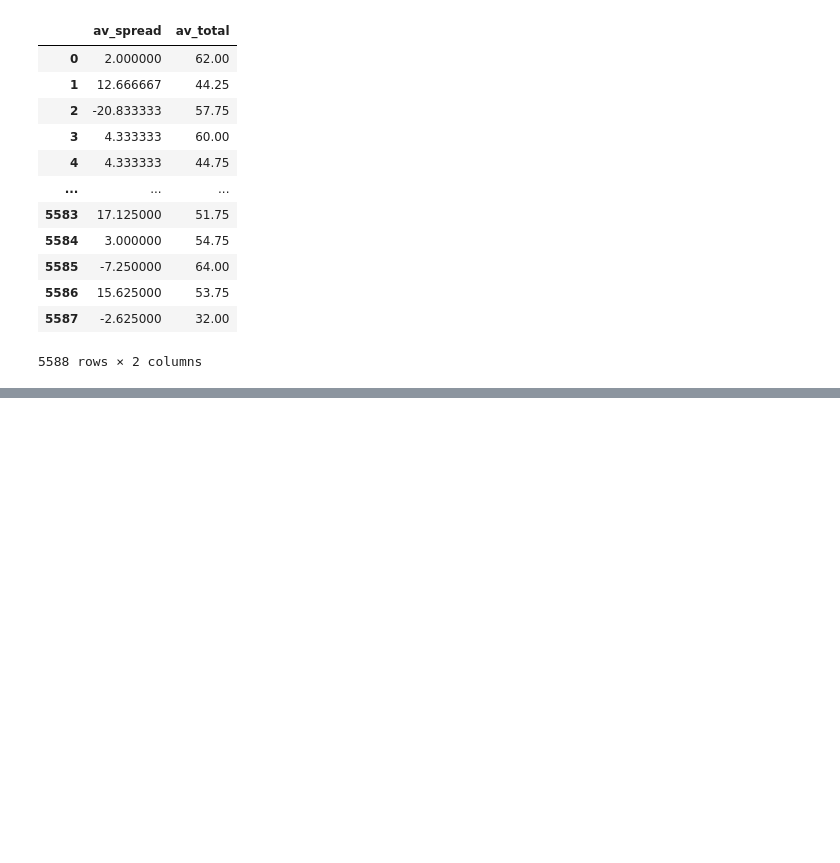
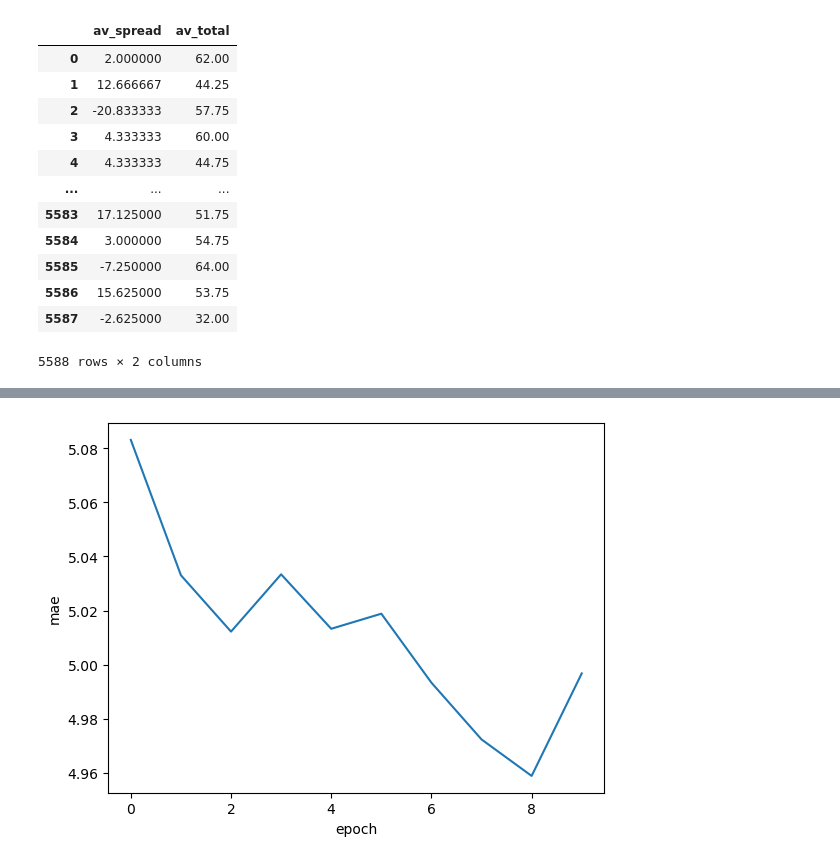
Before and after one commit to dyeds/PIC-16B-Project, a Jupyter notebook: TeamData.ipynb, the cells around one changed output, grey strips where cells are left out. Saved outputs shown, nothing was run; the diff lists cells and outputs as text; code cells hidden in the pictures; blank space fills up the shorter version.

```diff
--- a/TeamData.ipynb
+++ b/TeamData.ipynb
@@ -458,0 +549,2 @@ df.loc[df['av_spread'] == 0]
+# %%
+history1pts = model1pts.fit(X_train,y_train[:,1],epochs=10,verbose=1)
@@ -458,0 +578,6 @@ df.loc[df['av_spread'] == 0]
+# %%
+plt.plot(history1pts.history["mae"])
+plt.gca().set(xlabel="epoch",ylabel="mae")
+plt.show()
+# %% [output]
+[figure, added]
```
Also changed, not shown: parts of 26 cells of this notebook.
